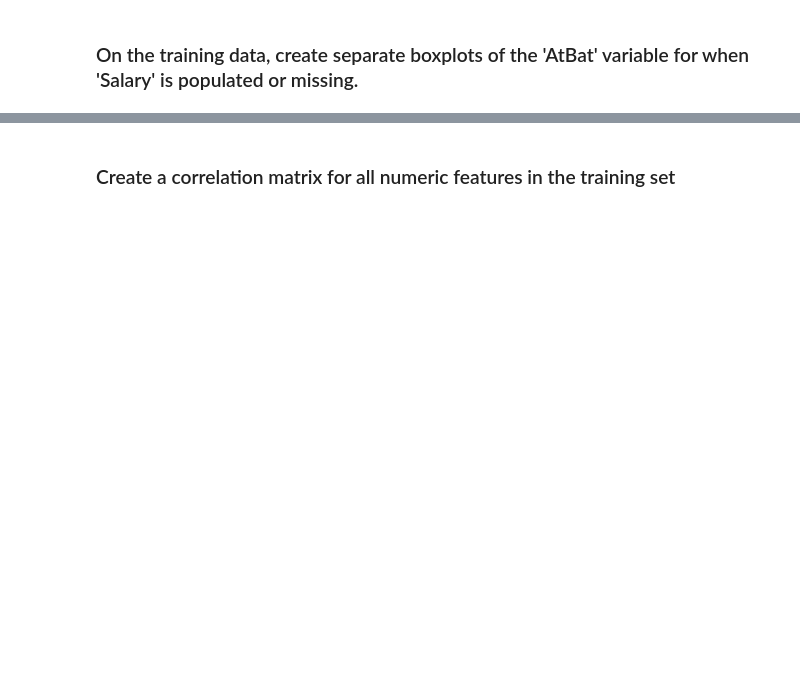
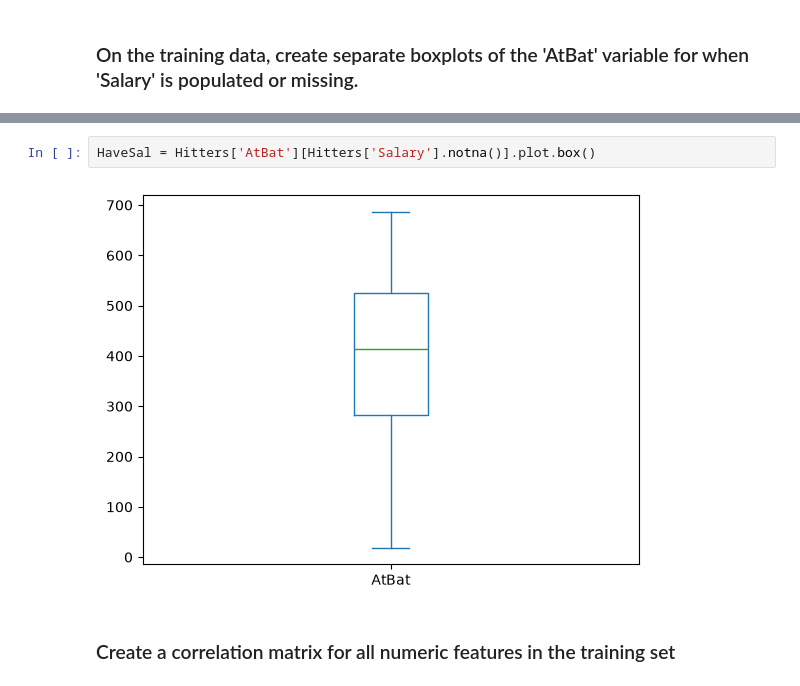
Before and after one commit to benjiezastavker-star/code_2600, a Jupyter notebook: mod03_eda.ipynb, the cells around one changed output, grey strips where cells are left out. Drawn from its saved outputs; the diff is of its cells as text; blank space fills up the shorter version.

```diff
--- a/mod03_eda.ipynb
+++ b/mod03_eda.ipynb
@@ -155,3 +204,7 @@ Hint: the 'len' magic method returns the number of rows of a dataFrame.
+# %%
+HaveSal = Hitters['AtBat'][Hitters['Salary'].notna()].plot.box()
+# %% [output]
+[figure, added]
 # %% [markdown]
 ### Create a correlation matrix for all numeric features in the training set
 # %%
```
Also changed, not shown: parts of 14 cells of this notebook.
